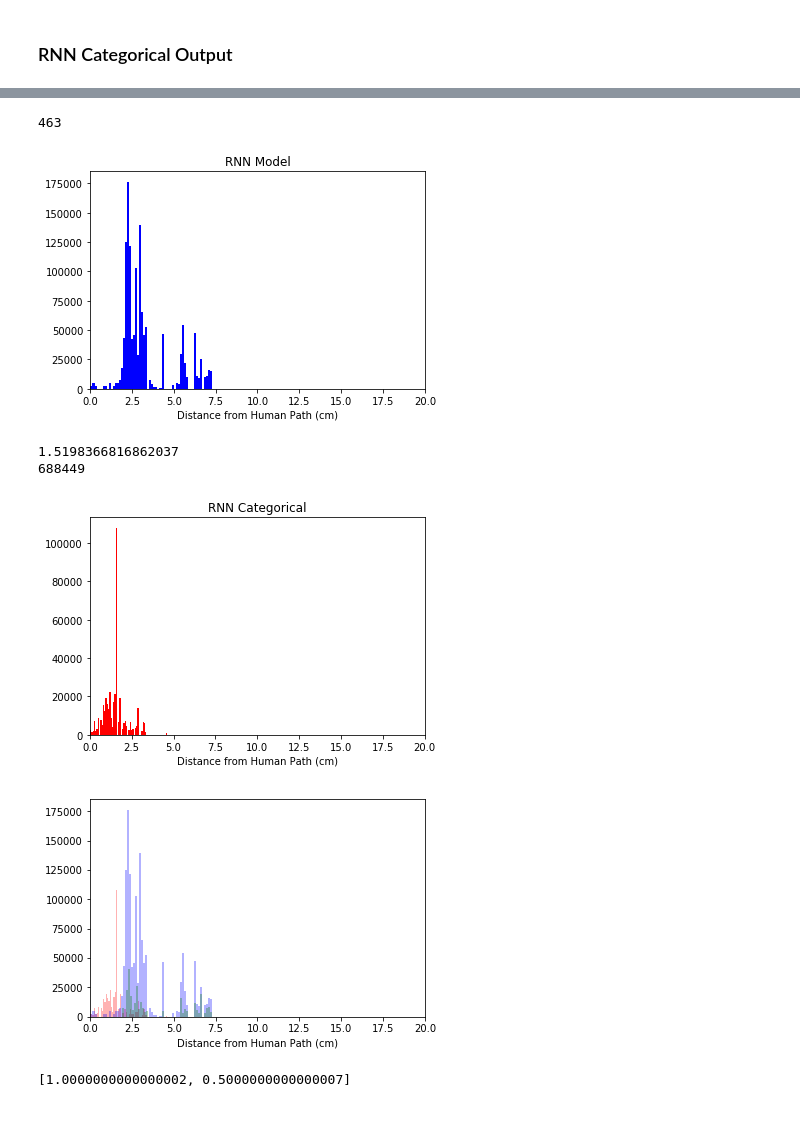
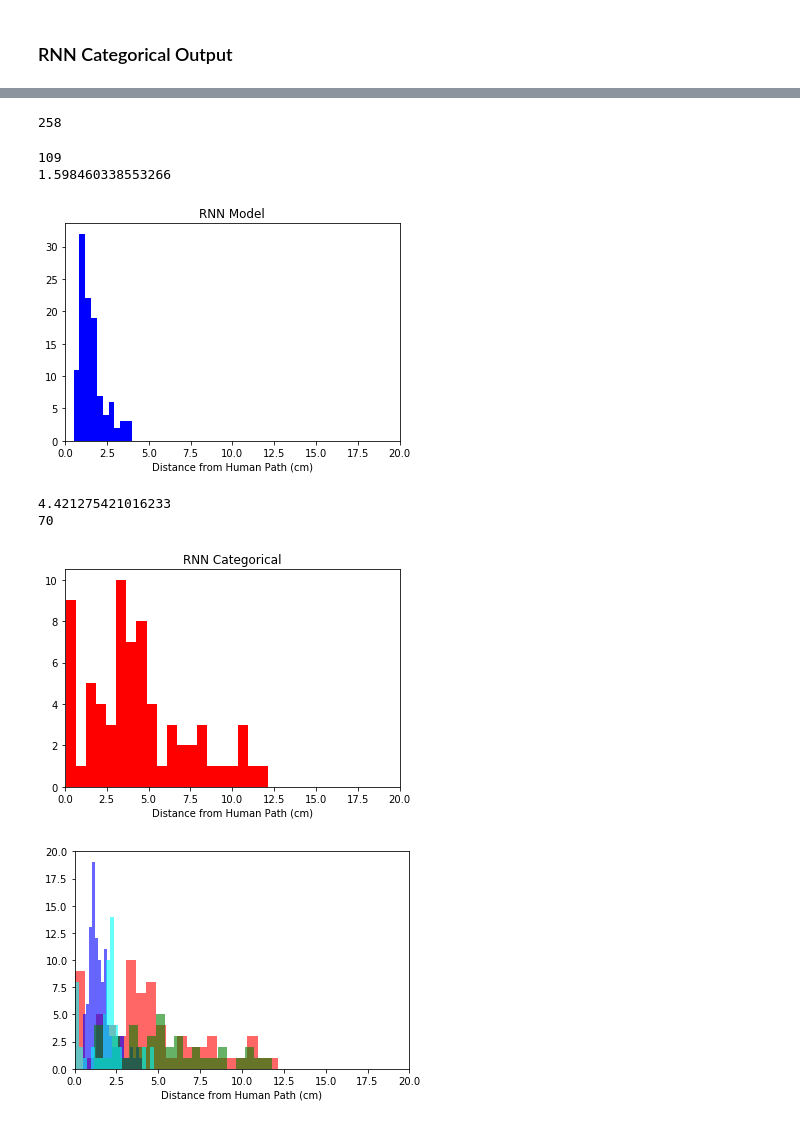
Before and after one commit to jzisheng/Scaled-Self-Driving-Car, a Jupyter notebook: notebooks/AveragingPositions.ipynb, the cells around one changed output, grey strips where cells are left out. Cells and saved outputs as stored; diff of their text form; code cells hidden in the pictures.

```diff
--- a/notebooks/AveragingPositions.ipynb
+++ b/notebooks/AveragingPositions.ipynb
@@ -34,7 +34,7 @@ def getAveragePositions(positions):
         for j in range(i+1,len(positions)):
             if (positions[j][2] == False):
                 point2 = positions[j]
-                if(dist(point1,point2) < 50):
+                if(dist(point1,point2) < 30):
                     # Append it to the nearest list
                     nearestx.append(point2[0])
                     nearesty.append(point2[1])
@@ -130,7 +130,7 @@ class Path(object):
         # Iterate through points in the path
         for a in self.vectors:
             closest = None
-            minDist = 30
+            minDist = 50
             for b in path2.vectors:
                 if (a.get_distance(b) < minDist and not(b.visit)):
                     minDist = a.get_distance(b)
@@ -359,15 +353,12 @@ print(len(rnnx))
 plt.plot(hx1,hy1,c='black',linewidth='1')
 
 n=50
-s=2800
+s=1550
 rnnx1 = rnnx[s:len(rnnx)-n]
 rnny1 = rnny[s:len(rnnx)-n]
 
-#rnnx1.append(60)
-#rnny1.append(85)
-
-#rnnx1.append(100)
-#rnny1.append(80)
+#rnnx1 = rnnx1[1::2]
+#rnny1 = rnny1[1::2]
 
 plt.plot(rnnx1,rnny1,c='orange',linewidth='3')
 
@@ -421,7 +438,7 @@ linear_path = Path('Linear')
 linear_path.add_positions(linearx1,lineary1)
 
 rnn_path = Path('RNN')
-rnn_path.add_positions(rnnx1,rnnx1)
+rnn_path.add_positions(rnnx1,rnny1)
 
 rnncat_path = Path('RNN Categorical')
 rnncat_path.add_positions(rx1,ry1)
@@ -461,17 +487,20 @@ plt.show()
 # %%
-diff_rnn_human = rnn_path.compare_path2(human_path)
+diff_rnn_human = human_path.compare_path(rnn_path)
 # %%
 cm_diff_rnn_human = pixels_to_cm(diff_rnn_human)
 print(len(rnn_path.vectors))
 # %% [output]
-463
+258
 # %%
-np.mean(cm_diff_rnn_human)
-plt.hist(cm_diff_rnn_human, bins=bin_num,color='b')  # arguments are passed to np.histogram
+print(len(cm_diff_rnn_human))
+print(np.mean(cm_diff_rnn_human))
+plt.hist(cm_diff_rnn_human, bins=10,color='b')  # arguments are passed to np.histogram
 plt.title("RNN Model")
 plt.xlim([0,20])
 plt.xlabel('Distance from Human Path (cm)')
 plt.show()
 # %% [output]
+109
+1.598460338553266
-[figure, old version]
+[figure, new version]
 # %%
@@ -480,27 +509,27 @@ diff_rnncat_human = rnncat_path.compare_path2(human_path)
 cm_diff_rnncat_human = pixels_to_cm(diff_rnncat_human)
 # %%
 print(np.mean(cm_diff_rnncat_human))
-print(len(diff_rnncat_human))
+print(len(cm_diff_rnncat_human))
 plt.hist(cm_diff_rnncat_human, bins=bin_num,color='red')  # arguments are passed to np.histogram
 plt.title("RNN Categorical")
 plt.xlim([0,20])
 plt.xlabel('Distance from Human Path (cm)')
 plt.show()
 # %% [output]
-1.5198366816862037
-688449
+4.421275421016233
+70
-[figure, old version]
+[figure, new version]
 # %%
-bin_num = 60
+bin_num = 20
 
-plt.hist(cm_diff_rnncat_human, bins=bin_num,color='red',alpha = 0.3)  # arguments are passed to np.histogram
-plt.hist(cm_diff_rnn_human, bins=bin_num,color='b',alpha = 0.3)  # arguments are passed to np.histogram
-plt.hist(cm_diff_linear_human, bins=bin_num,color='g',alpha = 0.3)  # arguments are passed to np.histogram
-plt.hist(cm_diff_human_cat, bins=bin_num, color='cyan',alpha = 0.)  # arguments are passed to np.histogram
+plt.hist(cm_diff_rnncat_human, bins=bin_num,color='red',alpha = 0.6)  # arguments are passed to np.histogram
+plt.hist(cm_diff_rnn_human, bins=bin_num,color='b',alpha = 0.6)  # arguments are passed to np.histogram
+plt.hist(cm_diff_linear_human, bins=bin_num,color='g',alpha = 0.6)  # arguments are passed to np.histogram
+plt.hist(cm_diff_human_cat, bins=bin_num, color='cyan',alpha = 0.6)  # arguments are passed to np.histogram
 plt.xlim([0,20])
-#plt.ylim([0,150000])
+plt.ylim([0,20])
 
 plt.xlabel('Distance from Human Path (cm)')
 plt.show()
 # %% [output]
-[figure, old version]
+[figure, new version]
@@ -517,5 +553,3 @@ path4.add_vector(1,0,2,0.5)
 
 
 path4.compare_path(path2)
-# %% [output]
-[1.0000000000000002, 0.5000000000000007]
```
Also changed, not shown: parts of 19 cells of this notebook, 22 other files.
